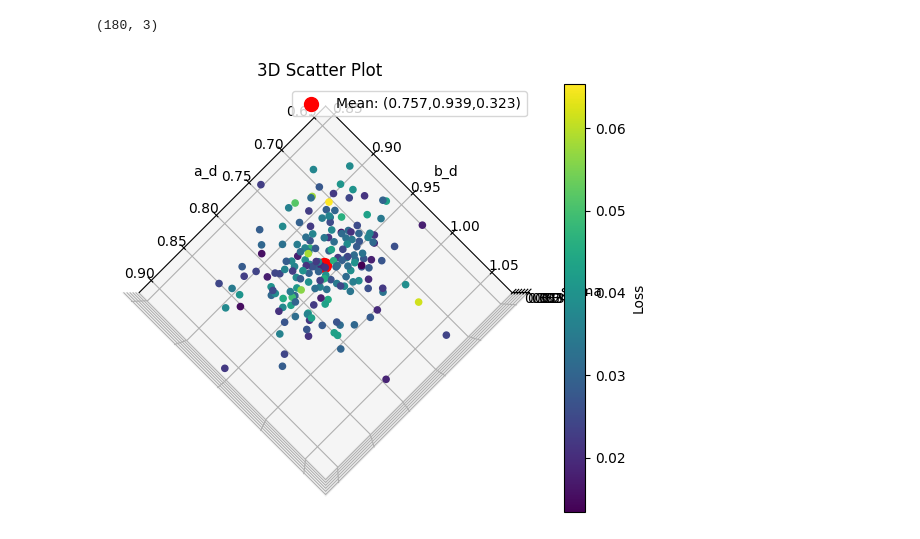
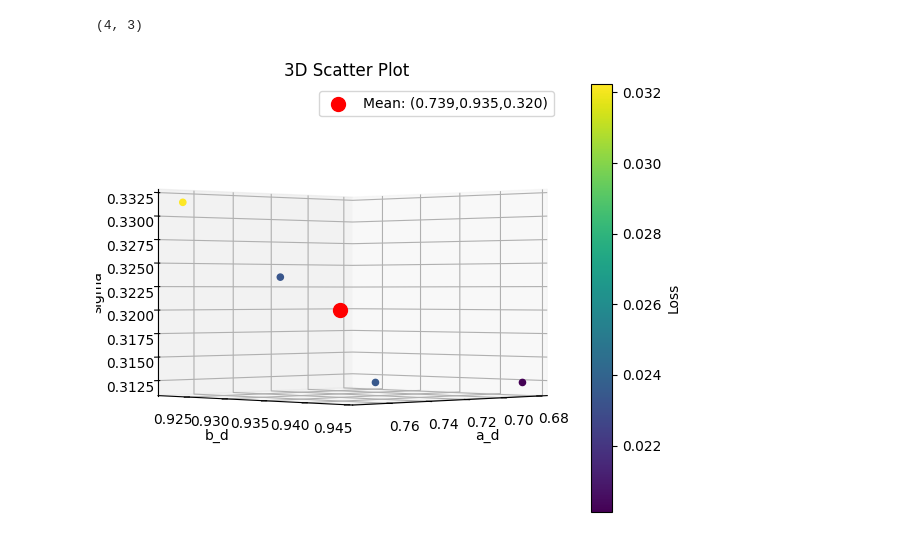
Before and after one commit to tonymenzo/RSA, a Jupyter notebook: src/RSA_nD_tuner_confidence_plot.ipynb, the cells around one changed output. Cells and saved outputs as stored; diff of their text form; code cells hidden in the pictures.

```diff
--- a/src/RSA_nD_tuner_confidence_plot.ipynb
+++ b/src/RSA_nD_tuner_confidence_plot.ipynb
@@ -103,7 +88,7 @@ from matplotlib.colors import Normalize
 
 datafolder = '/pscratch/sd/l/ljpuslar/RSA/RSA/src/temp_results/Tuner_confidence/'
 # points = np.load('/pscratch/sd/l/ljpuslar/RSA/RSA/src/temp_results/Tuner/jupyter/ADAgrad_N50k_3/RSA_tuning_params.npy')
-save_nm = 5
+save_nm = 6
 points = np.load(datafolder + f'params_final_{save_nm}.npy')
 all_loss = np.load(datafolder + f'loss_values_{save_nm}.npy')
 loss_values_final = all_loss[:, -1]
@@ -116,33 +101,33 @@ print(np.shape(points))
 
 # points = all_params
 
 fig = plt.figure()
 ax = fig.add_subplot(111, projection='3d')
 
 # Unpack the three columns
 x, y, z = points[:, 0], points[:, 1], points[:, 2]
 
 xm, ym, zm = np.mean(x), np.mean(y), np.mean(z)
 
 ax.scatter(x, y, z, marker='o', c=colors, alpha=1)
 
 # Create ScalarMappable for colorbar
 sm = cm.ScalarMappable(cmap=cmap, norm=norm)
 sm.set_array([])  # Required for older versions of matplotlib
 
 # Add colorbar
 cbar = plt.colorbar(sm, ax=ax, label='Loss')
 
 # put mean point in red big size over all other points making it stand out from others by being in front using the zorder
 ax.scatter(xm, ym, zm, marker='o', c='red', s=100, zorder=0, label=f'Mean: ({xm:.3f},{ym:.3f},{zm:.3f})')  # Mean point
 ax.set_xlabel('a_d')
 ax.set_ylabel('b_d')
 ax.set_zlabel('sigma')
 ax.set_title('3D Scatter Plot')
-ax.view_init(elev=90, azim=45)
+ax.view_init(elev=00, azim=45)
 plt.tight_layout()
 plt.legend()
 plt.show()
 # %% [output]
-(180, 3)
+(4, 3)
-[figure, old version]
+[figure, new version]
```
Also changed, not shown: parts of 3 cells of this notebook, 31 other files.
